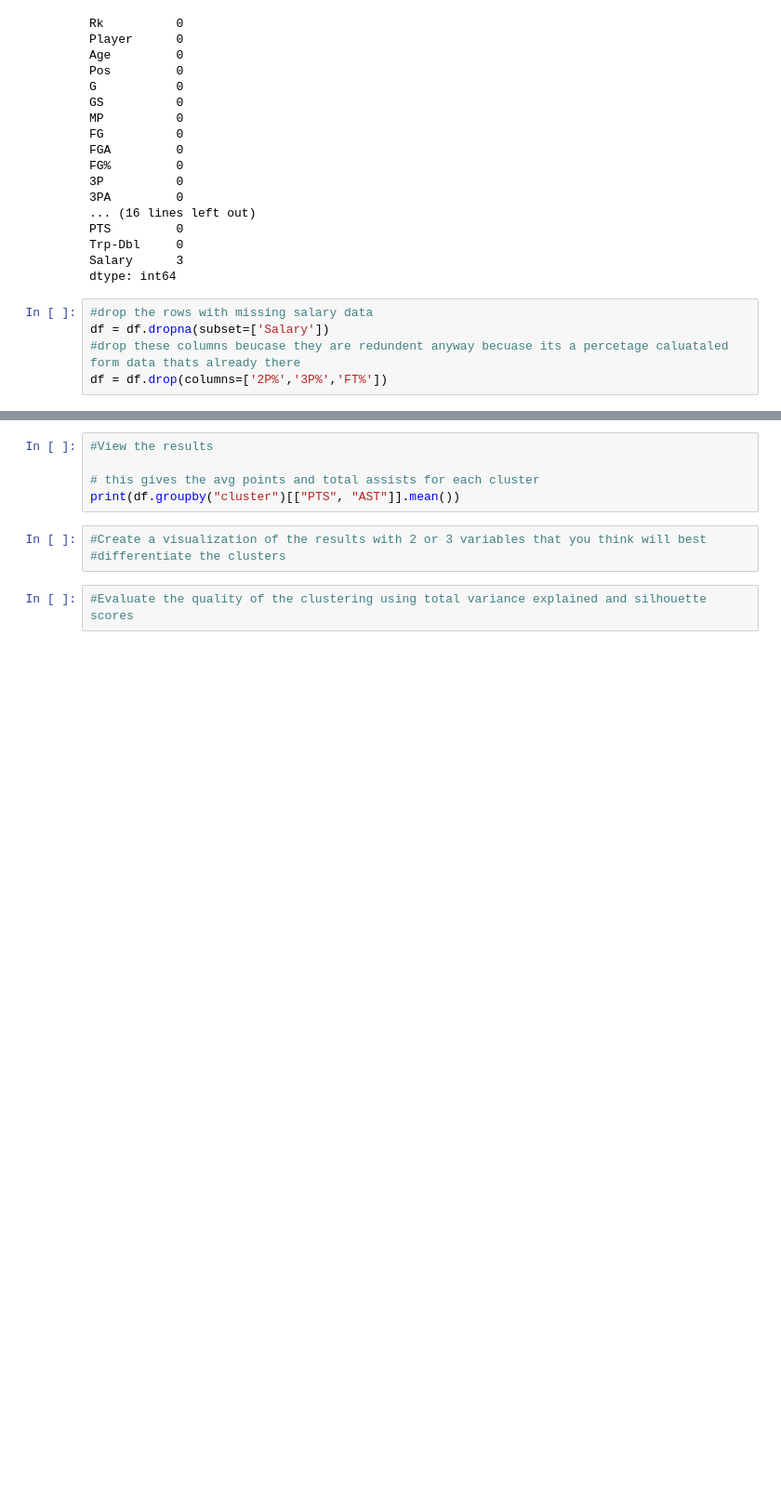
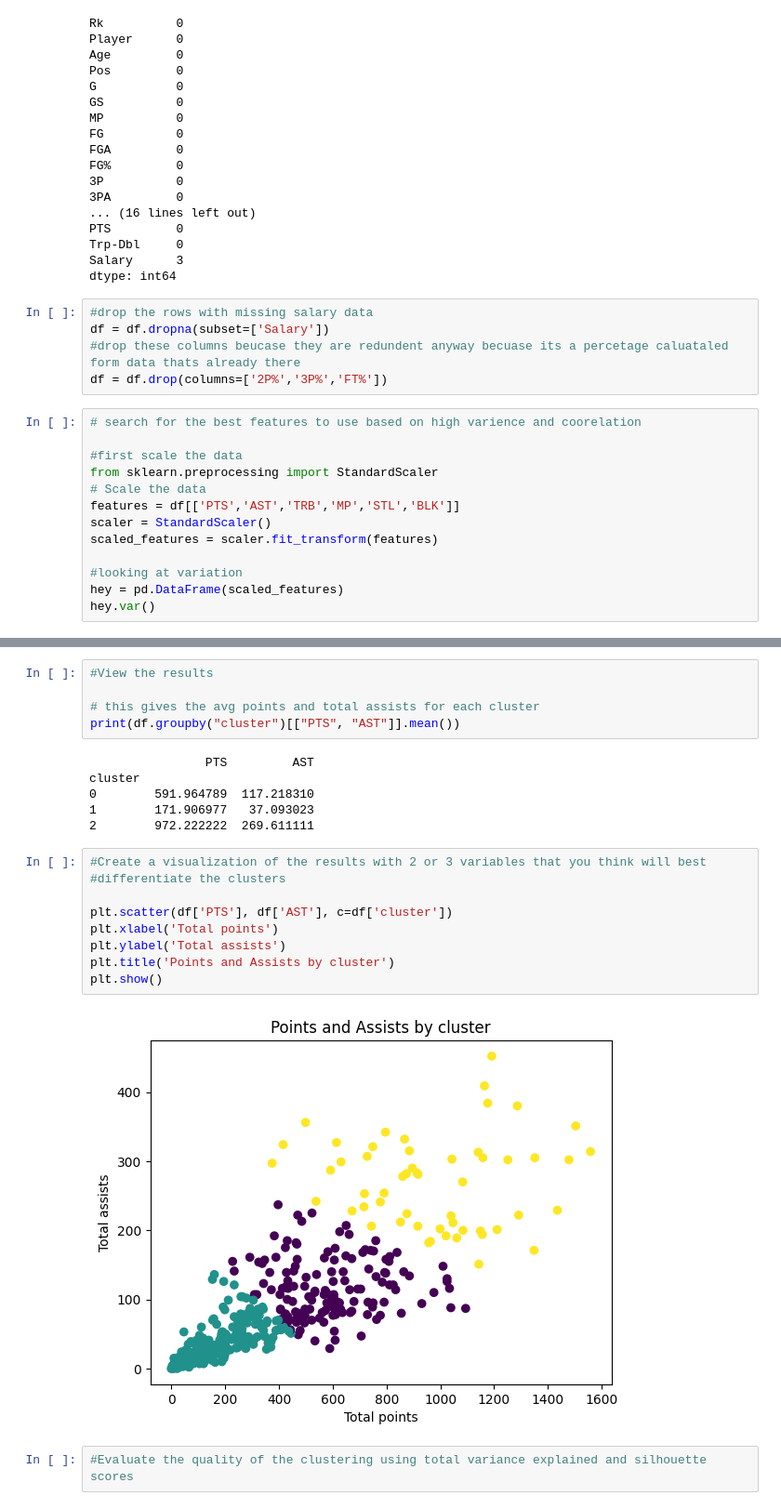
Before and after one commit to kenzkleczynski/week_6_clustering, a Jupyter notebook: Lab-Clustering.ipynb, the cells around one changed output, grey strips where cells are left out. Shown at 93% size. Saved outputs shown, nothing was run; the diff lists cells and outputs as text; blank space fills up the shorter version.

```diff
--- a/Lab-Clustering.ipynb
+++ b/Lab-Clustering.ipynb
@@ -131,3 +132,16 @@ dtype: int64
 df = df.dropna(subset=['Salary'])
 #drop these columns beucase they are redundent anyway becuase its a percetage caluataled form data thats already there
 df = df.drop(columns=['2P%','3P%','FT%'])
+# %%
+# search for the best features to use based on high varience and coorelation
+
+#first scale the data
+from sklearn.preprocessing import StandardScaler
+# Scale the data
+features = df[['PTS','AST','TRB','MP','STL','BLK']]
+scaler = StandardScaler()
+scaled_features = scaler.fit_transform(features)
+
+#looking at variation
+hey = pd.DataFrame(scaled_features)
+hey.var()
@@ -155,9 +182,23 @@ df['cluster'] = model.labels_
 
 # this gives the avg points and total assists for each cluster
 print(df.groupby("cluster")[["PTS", "AST"]].mean())
+# %% [output]
+                PTS         AST
+cluster
+0        591.964789  117.218310
+1        171.906977   37.093023
+2        972.222222  269.611111
 # %%
 #Create a visualization of the results with 2 or 3 variables that you think will best
 #differentiate the clusters
+
+plt.scatter(df['PTS'], df['AST'], c=df['cluster'])
+plt.xlabel('Total points')
+plt.ylabel('Total assists')
+plt.title('Points and Assists by cluster')
+plt.show()
+# %% [output]
+[figure, added]
 # %%
 #Evaluate the quality of the clustering using total variance explained and silhouette scores
 # %%
```
Also changed, not shown: parts of 5 cells of this notebook.
